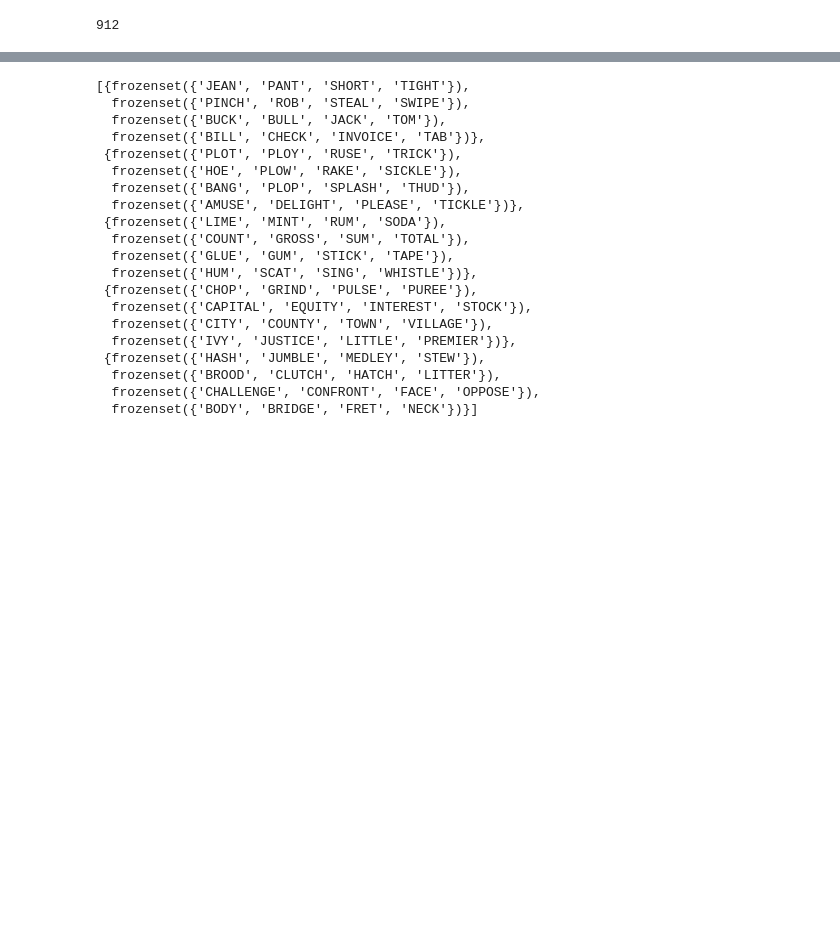
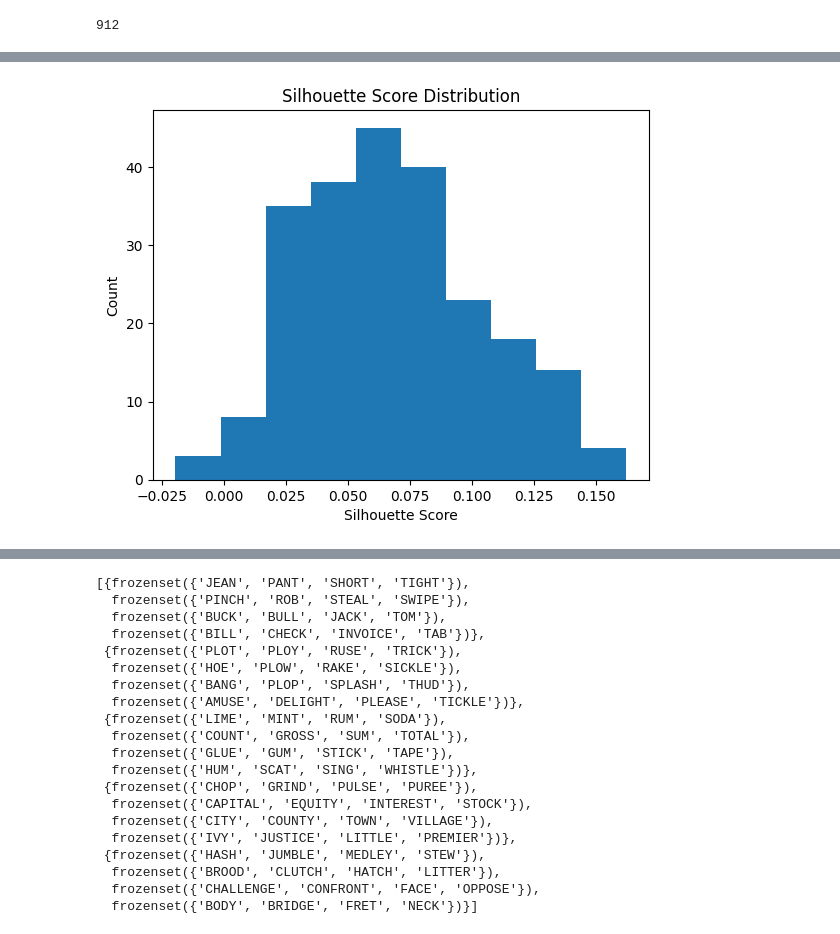
Before and after one commit to BenjaminHinchliff/CSC480-nyt-connections, a Jupyter notebook: glove.ipynb, the cells around one changed output, grey strips where cells are left out. Drawn from its saved outputs; the diff is of its cells as text; code cells hidden in the pictures; blank space fills up the shorter version.

```diff
--- a/glove.ipynb
+++ b/glove.ipynb
@@ -129,0 +128,11 @@ avg sets correct: 0.9868421052631579
+# %%
+def visualize_silhouette_score(scores):
+    plt.hist(scores)
+    plt.title("Silhouette Score Distribution")
+    plt.xlabel("Silhouette Score")
+    plt.ylabel("Count")
+    plt.show()
+
+visualize_silhouette_score(metrics["silhouette_score"])
+# %% [output]
+[figure, added]
```
Also changed, not shown: parts of 5 cells of this notebook, 2 other files.
